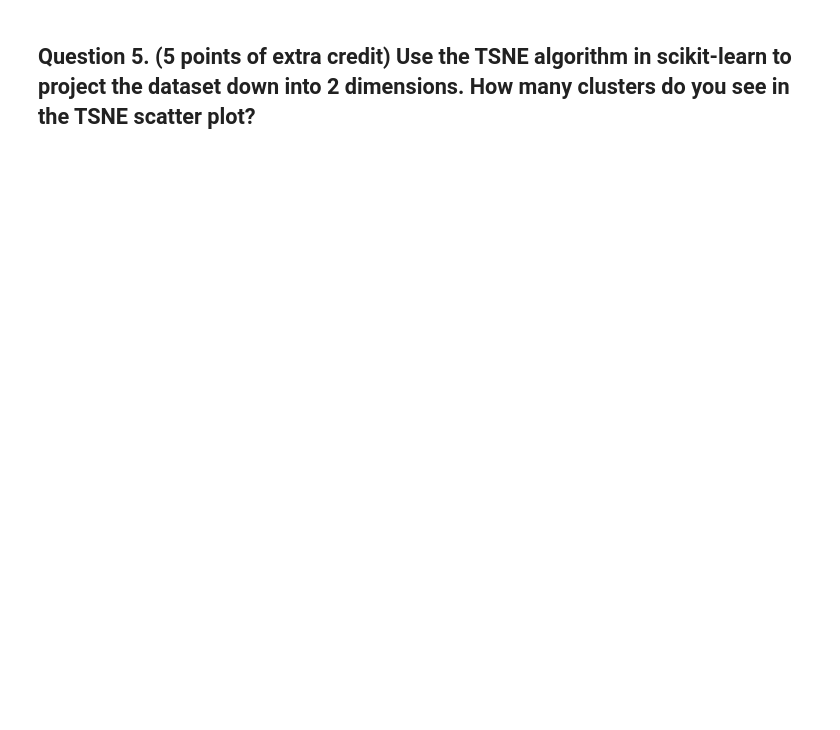
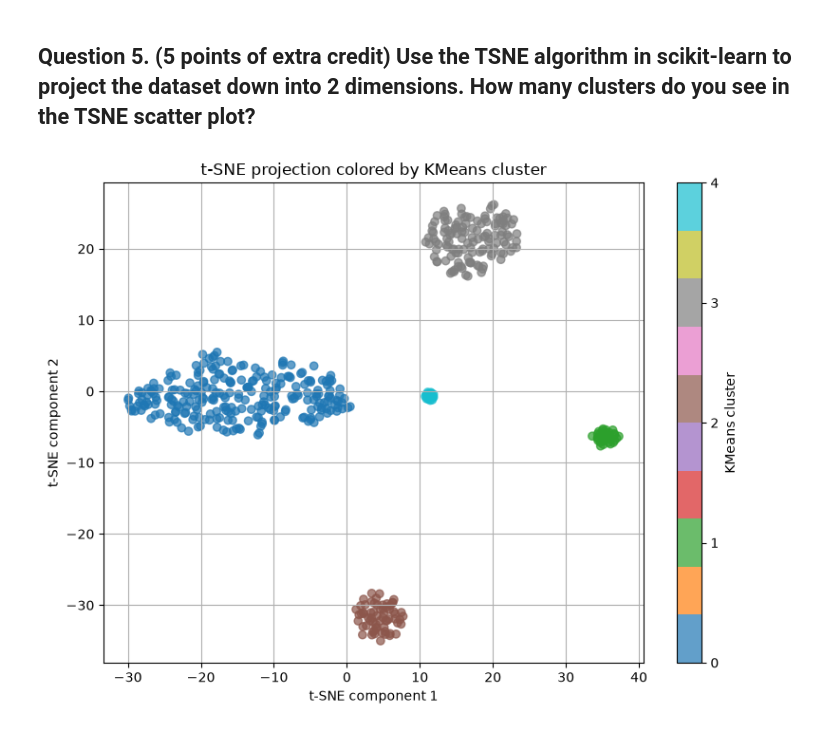
Before and after one commit to emd5-afk/tfcb_2026, a Jupyter notebook: homeworks/homework05/homework05.ipynb, the cells around one changed output. Saved outputs shown, nothing was run; the diff lists cells and outputs as text; code cells hidden in the pictures; blank space fills up the shorter version.

```diff
--- a/homeworks/homework05/homework05.ipynb
+++ b/homeworks/homework05/homework05.ipynb
@@ -122,0 +139,26 @@ from sklearn.manifold import TSNE
+# %%
+from sklearn.manifold import TSNE
+from sklearn.preprocessing import StandardScaler
+
+# Use the original features, excluding the KMeans labels, and standardize them.
+feature_data = df.drop(columns='clusters')
+X_scaled = StandardScaler().fit_transform(feature_data)
+
+# Project the data to two dimensions with a reproducible t-SNE fit.
+tsne = TSNE(n_components=2, init='pca', learning_rate='auto', random_state=42)
+X_tsne = tsne.fit_transform(X_scaled)
+
+# Color each point by its KMeans cluster assignment from Question 4.
+cluster_labels = df['clusters'].to_numpy()
+cluster_ids = sorted(df['clusters'].unique())
+plt.figure(figsize=(8, 6))
+scatter = plt.scatter(X_tsne[:, 0], X_tsne[:, 1], c=cluster_labels, cmap='tab10', alpha=0.7)
+plt.xlabel('t-SNE component 1')
+plt.ylabel('t-SNE component 2')
+plt.title('t-SNE projection colored by KMeans cluster')
+plt.colorbar(scatter, ticks=cluster_ids, label='KMeans cluster')
+plt.grid(True)
+plt.tight_layout()
+plt.show()
+# %% [output]
+[figure, added]
```
Also changed, not shown: parts of 5 cells of this notebook.
